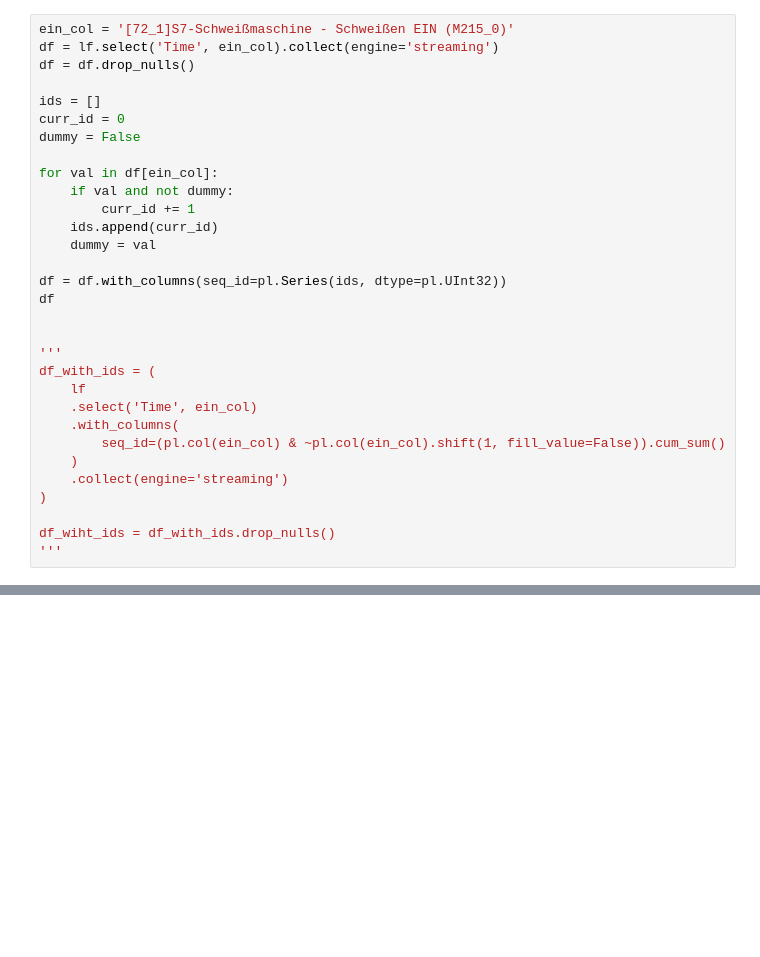
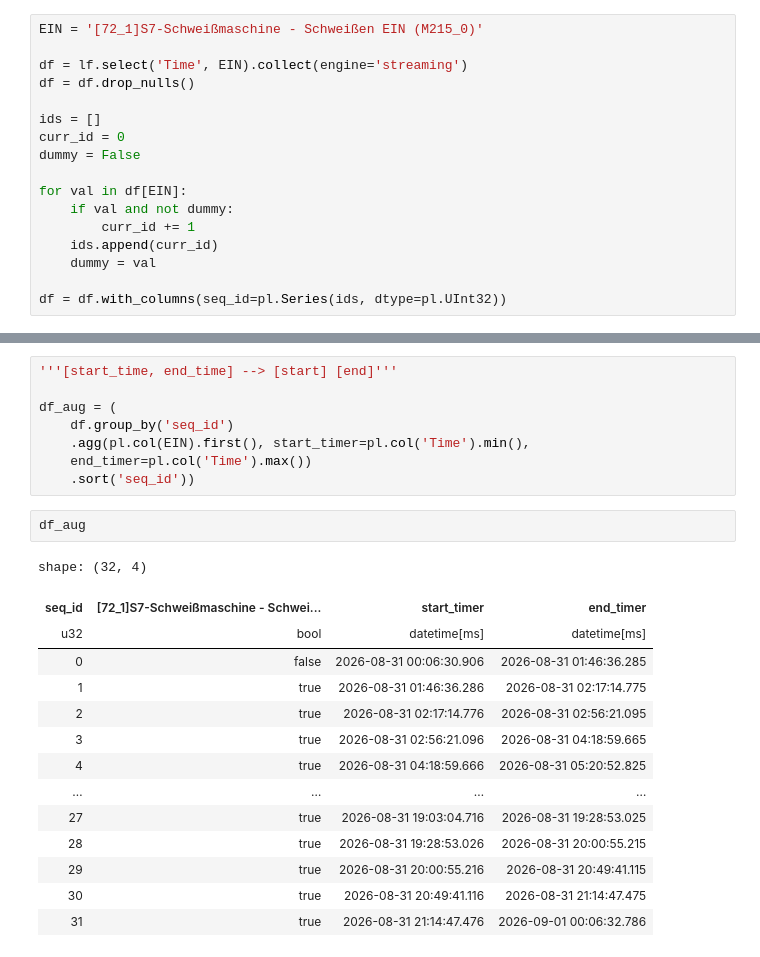
Before and after one commit to thien1ao/M1, a Jupyter notebook: main.ipynb, the cells around one changed output, grey strips where cells are left out. Saved outputs shown, nothing was run; the diff lists cells and outputs as text; blank space fills up the shorter version.

```diff
--- a/main.ipynb
+++ b/main.ipynb
@@ -36,33 +36,19 @@ shape: (5, 63)
 | 2026-08-31 00:06:30.909 | 0.015259 | 0.015259 | 0.137329 | -720.576782 | ... |
 | 2026-08-31 00:06:30.910 | 0.015259 | -0.106812 | 0.259399 | -624.872192 | ... |
 # %%
-ein_col = '[72_1]S7-Schweißmaschine - Schweißen EIN (M215_0)'
-df = lf.select('Time', ein_col).collect(engine='streaming')
+EIN = '[72_1]S7-Schweißmaschine - Schweißen EIN (M215_0)'
+
+df = lf.select('Time', EIN).collect(engine='streaming')
 df = df.drop_nulls()
 
 ids = []
 curr_id = 0
 dummy = False
 
-for val in df[ein_col]:
+for val in df[EIN]:
     if val and not dummy:
         curr_id += 1
     ids.append(curr_id)
     dummy = val
 
 df = df.with_columns(seq_id=pl.Series(ids, dtype=pl.UInt32))
-df
-
-
-'''
-df_with_ids = (
-    lf
-    .select('Time', ein_col)
-    .with_columns(
-        seq_id=(pl.col(ein_col) & ~pl.col(ein_col).shift(1, fill_value=False)).cum_sum()
-    )
-    .collect(engine='streaming')
-)
-
-df_wiht_ids = df_with_ids.drop_nulls()
-'''
@@ -83,0 +72,25 @@ shape: (86_401_881, 3)
+# %%
+'''[start_time, end_time] --> [start] [end]'''
+
+df_aug = (
+    df.group_by('seq_id')
+    .agg(pl.col(EIN).first(), start_timer=pl.col('Time').min(),
+    end_timer=pl.col('Time').max())
+    .sort('seq_id'))
+# %%
+df_aug
+# %% [output]
+shape: (32, 4)
+| seq_id | [72_1]S7-Schweißmaschine - Schwei... | start_timer | end_timer |
+| u32 | bool | datetime[ms] | datetime[ms] |
+| 0 | false | 2026-08-31 00:06:30.906 | 2026-08-31 01:46:36.285 |
+| 1 | true | 2026-08-31 01:46:36.286 | 2026-08-31 02:17:14.775 |
+| 2 | true | 2026-08-31 02:17:14.776 | 2026-08-31 02:56:21.095 |
+| 3 | true | 2026-08-31 02:56:21.096 | 2026-08-31 04:18:59.665 |
+| 4 | true | 2026-08-31 04:18:59.666 | 2026-08-31 05:20:52.825 |
+| … | … | … | … |
+| 27 | true | 2026-08-31 19:03:04.716 | 2026-08-31 19:28:53.025 |
+| 28 | true | 2026-08-31 19:28:53.026 | 2026-08-31 20:00:55.215 |
+| 29 | true | 2026-08-31 20:00:55.216 | 2026-08-31 20:49:41.115 |
+| 30 | true | 2026-08-31 20:49:41.116 | 2026-08-31 21:14:47.475 |
+| 31 | true | 2026-08-31 21:14:47.476 | 2026-09-01 00:06:32.786 |
```
Also changed, not shown: parts of 6 cells of this notebook.
